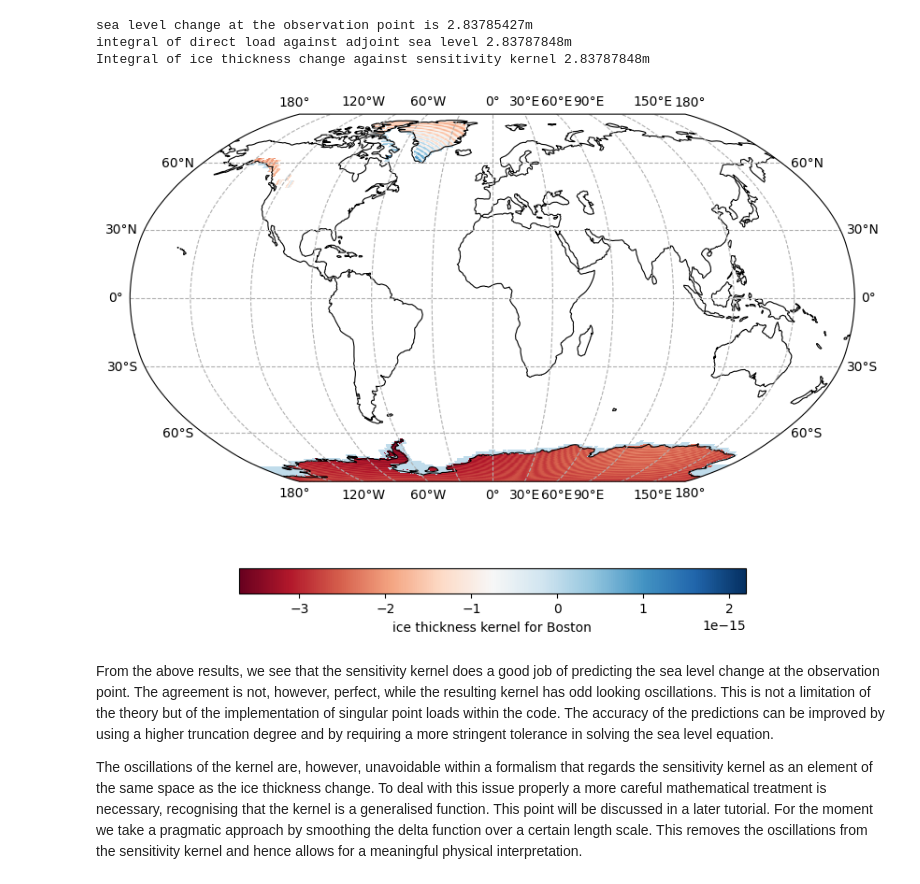
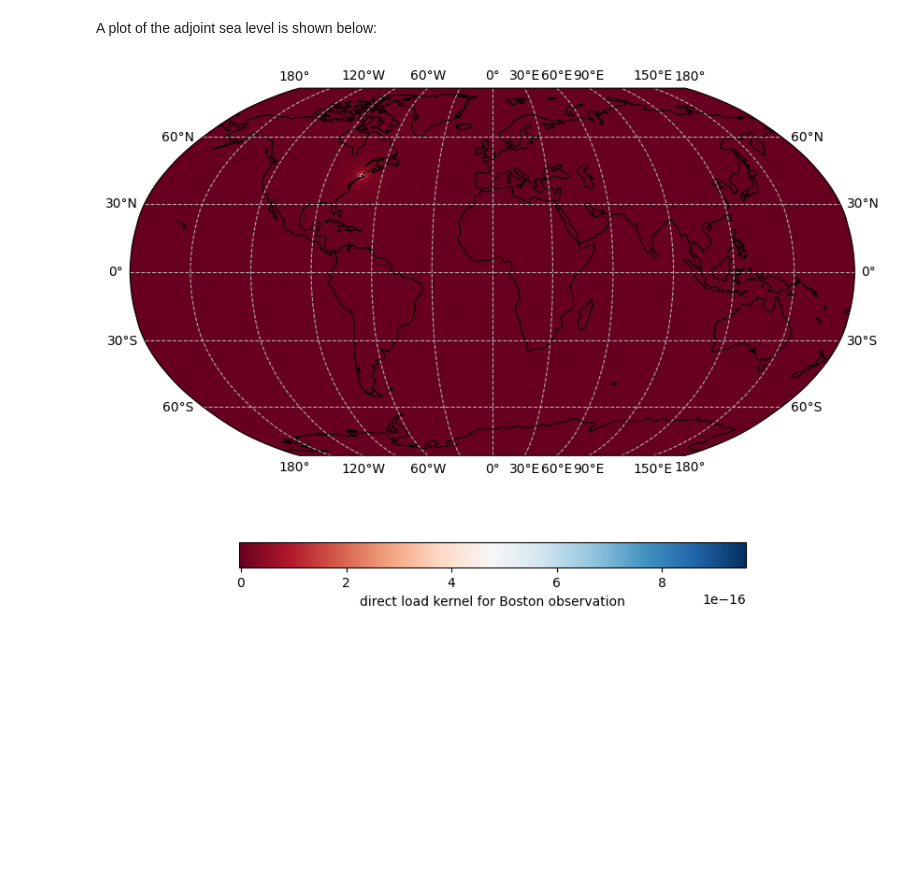
Before and after one commit to da380/pyslfp, a Jupyter notebook: tutorials/t3.ipynb, the cells around one changed output. Drawn from its saved outputs; the diff is of its cells as text; code cells hidden in the pictures; blank space fills up the shorter version.

Commit message:
tutorials updated and testing started

```diff
--- a/tutorials/t3.ipynb
+++ b/tutorials/t3.ipynb
@@ -105,39 +52,8 @@ These ideas are implemented within the following code.
-# %%
-# Set the observation point to Boston, MA.
-lat = 42.3555
-lon = -71.0565
-
-# Generate data from an ice load.
-ice_thickness_change = -1* fingerprint.northern_hemisphere_projection(0) * fingerprint.ice_thickness
-direct_load = fingerprint.direct_load_from_ice_thickness_change(ice_thickness_change)
-sea_level_change, _, _, _ = fingerprint(direct_load=direct_load, rtol=1e-9)
-
-# Evaluate the sea level change at the observation point
-sea_level_change_at_location = fingerprint.point_evaulation(sea_level_change, lat, lon)
-print(f'sea level change at the observation point is {sea_level_change_at_location:.8f}m')
-
-# Set up the point load and compute the sensitivity kernel.
-point_load = fingerprint.point_load(lat, lon)
-adjoint_sea_level_change,_,_,_ = fingerprint(direct_load=point_load, rtol=1e-9)
-
-# Integrate the adjoint sea level change against the direct load:
-print(f'integral of direct load against adjoint sea level {fingerprint.integrate(adjoint_sea_level_change * direct_load):.8f}m')
-
-# Form the sensitivity kernel wrt ice thickness change
-kernel = fingerprint.ice_density * fingerprint.one_minus_ocean_function * adjoint_sea_level_change
-print(f'Integral of ice thickness change against sensitivity kernel {fingerprint.integrate(kernel * ice_thickness_change):.8f}m')
-
-# Make a plot of the sensitivity kernel, projecting values onto the ice sheets.
-fig, ax, im = fingerprint.plot(kernel, ice_projection=True)
-fig.colorbar(im, ax=ax, orientation="horizontal", shrink=0.7, label="ice thickness kernel for Boston")
-
-plt.show()
-# %% [output]
-sea level change at the observation point is 2.83785427m
-integral of direct load against adjoint sea level 2.83787848m
-Integral of ice thickness change against sensitivity kernel 2.83787848m
-[figure, removed]
-# %% [markdown]
-From the above results, we see that the sensitivity kernel does a good job of predicting the sea level change at the observation point. The agreement is not, however, perfect, while the resulting kernel has odd looking oscillations. This is not a limitation of the theory but of the implementation of singular point loads within the code. The accuracy of the predictions can be improved by using a higher truncation degree and by requiring a more stringent tolerance in solving the sea level equation.
-
-The oscillations of the kernel are, however, unavoidable within a formalism that regards the sensitivity kernel as an element of the same space as the ice thickness change. To deal with this issue properly a more careful mathematical treatment is necessary, recognising that the kernel is a generalised function. This point will be discussed in a later tutorial. For the moment we take a pragmatic approach by smoothing the delta function over a certain length scale. This removes the oscillations from the sensitivity kernel and hence allows for a meaningful physical interpretation.
+# %% [markdown]
+A plot of the adjoint sea level is shown below:
+# %%
+fig, ax, im = fingerprint.plot(adjoint_sea_level_change)
+fig.colorbar(im, ax=ax, orientation="horizontal", shrink=0.7, label="direct load kernel for Boston observation")
+plt.show()
+# %% [output]
+[figure, added]
```
Also changed, not shown: parts of 10 cells of this notebook, 12 other files.
